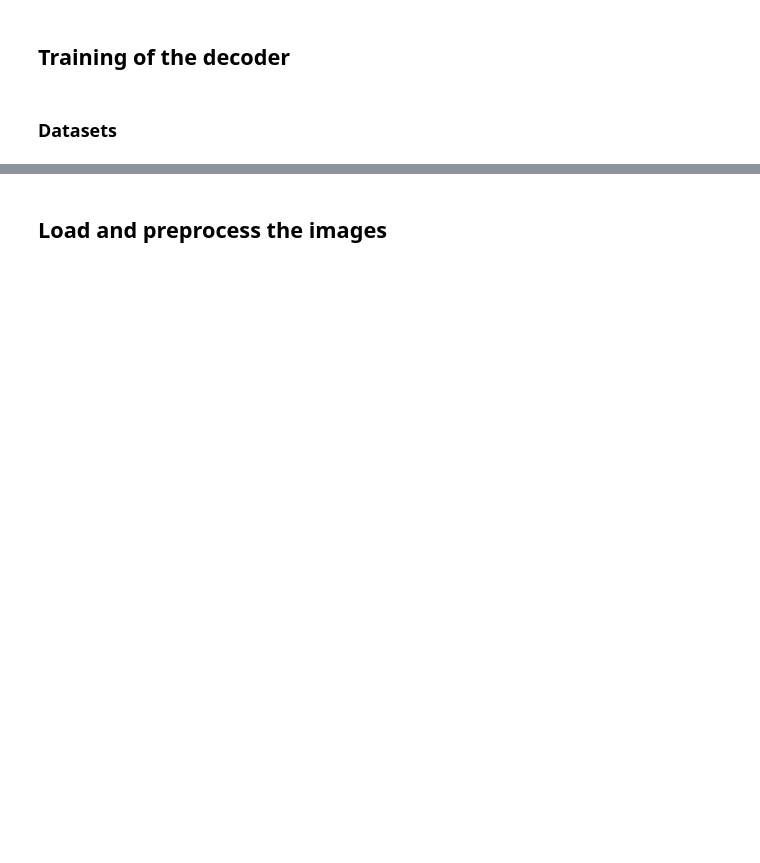
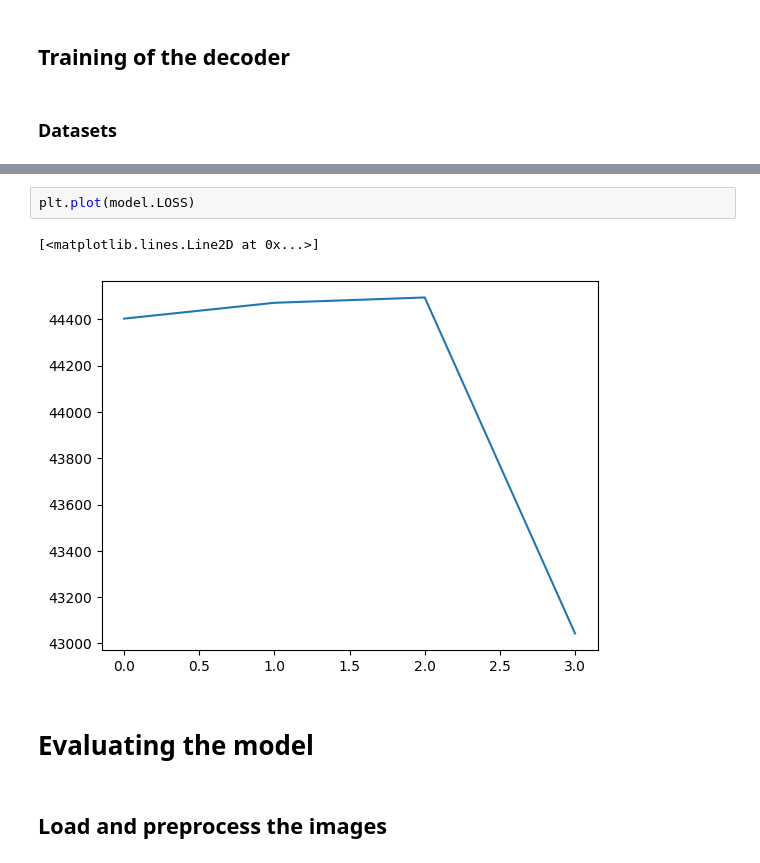
Before and after one commit to mathisemb/AdaIN, a Jupyter notebook: main.ipynb, the cells around one changed output, grey strips where cells are left out. Saved outputs shown, nothing was run; the diff lists cells and outputs as text; blank space fills up the shorter version.

```diff
--- a/main.ipynb
+++ b/main.ipynb
@@ -73,3 +104,10 @@ loss = 320.7870788574219
+# %%
+plt.plot(model.LOSS)
+# %% [output]
+[<matplotlib.lines.Line2D at 0x...>]
+[figure, added]
+# %% [markdown]
+# Evaluating the model
 # %% [markdown]
 ## Load and preprocess the images
 # %%
```
Also changed, not shown: parts of 20 cells of this notebook, 12 other files.
